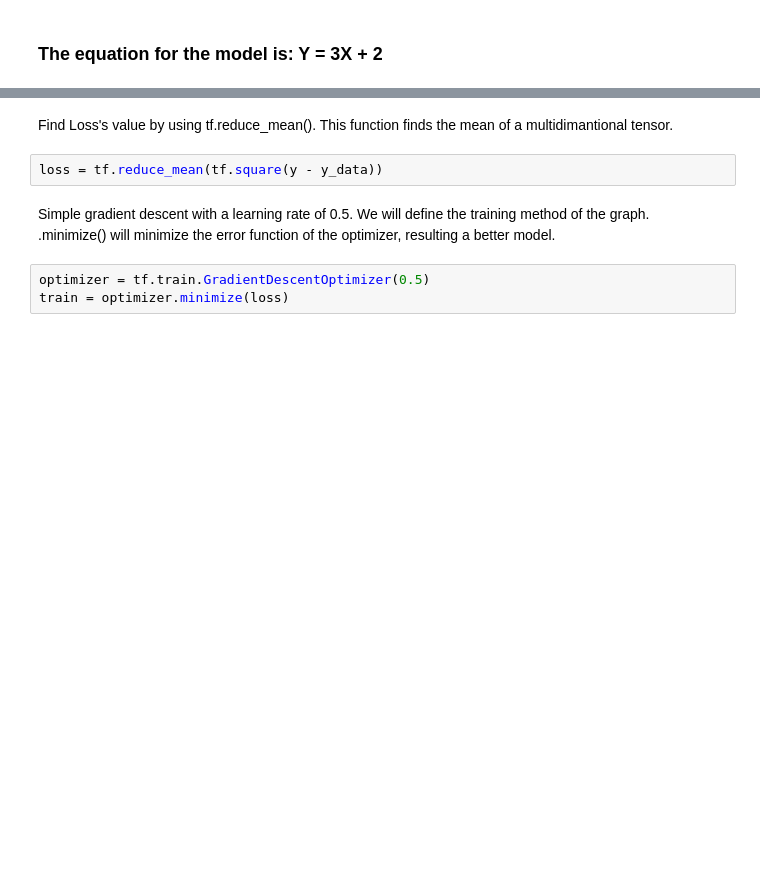
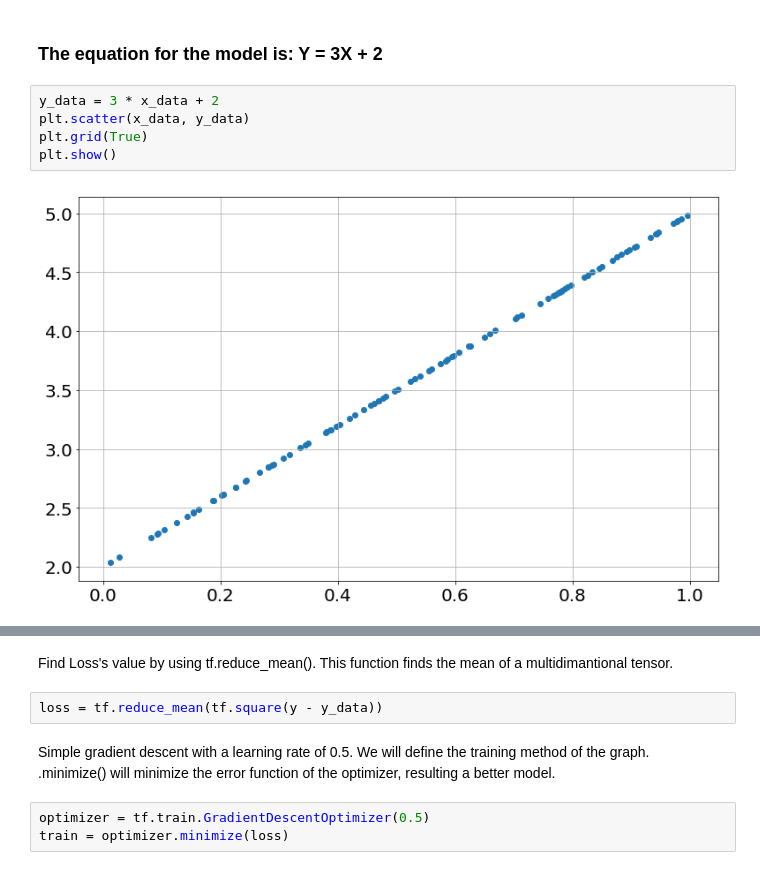
Before and after one commit to kplachkov/Deep-Learning, a Jupyter notebook: Linear Regression/LinearRegression.ipynb, the cells around one changed output, grey strips where cells are left out. Saved outputs shown, nothing was run; the diff lists cells and outputs as text; blank space fills up the shorter version.

```diff
--- a/Linear Regression/LinearRegression.ipynb
+++ b/Linear Regression/LinearRegression.ipynb
@@ -37,2 +40,9 @@ array([0.08201551, 0.8791053 , 0.7435917 , 0.31615108, 0.41070592],
 # %% [markdown]
 ### The equation for the model is: Y = 3X + 2
+# %%
+y_data = 3 * x_data + 2
+plt.scatter(x_data, y_data)
+plt.grid(True)
+plt.show()
+# %% [output]
+[figure, added]
```
Also changed, not shown: parts of 13 cells of this notebook.
